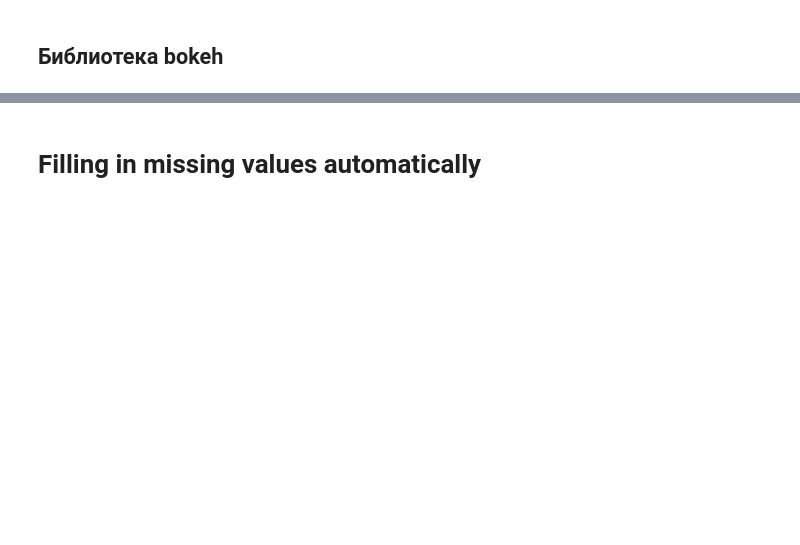
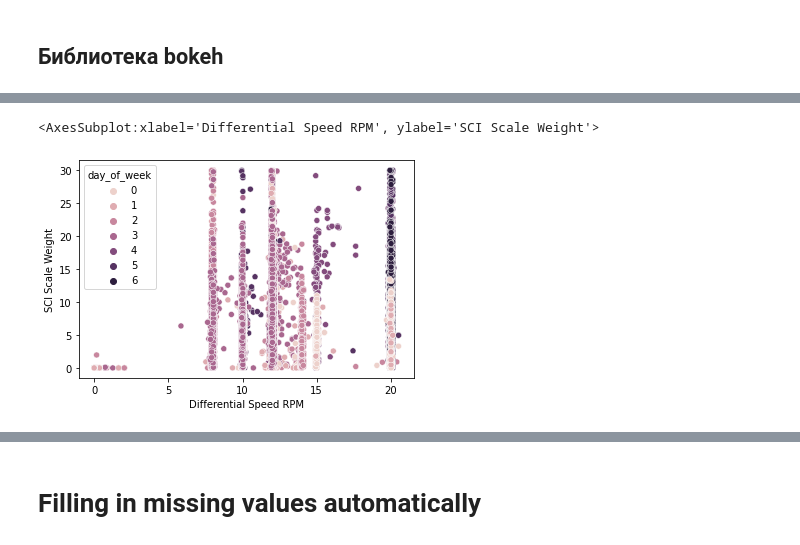
Before and after one commit to Randyrofed/Smart_Diagnosis, a Jupyter notebook: Smart_diagnosis.ipynb, the cells around one changed output, grey strips where cells are left out. Cells and saved outputs as stored; diff of their text form; code cells hidden in the pictures; blank space fills up the shorter version.

```diff
--- a/Smart_diagnosis.ipynb
+++ b/Smart_diagnosis.ipynb
@@ -174,3 +204,9 @@ show(p)
 # %% [output]
 [interactive output not drawn]
 [interactive output not drawn]
+# %%
+#scatterplot кластеризующий по признаку дня недели
+sn.scatterplot(x=excl_merged['Differential Speed RPM'], y=excl_merged['SCI Scale Weight'], hue=excl_merged['day_of_week'])
+# %% [output]
+<AxesSubplot:xlabel='Differential Speed RPM', ylabel='SCI Scale Weight'>
+[figure, added]
```
Also changed, not shown: parts of 21 cells of this notebook, 1 other file.
